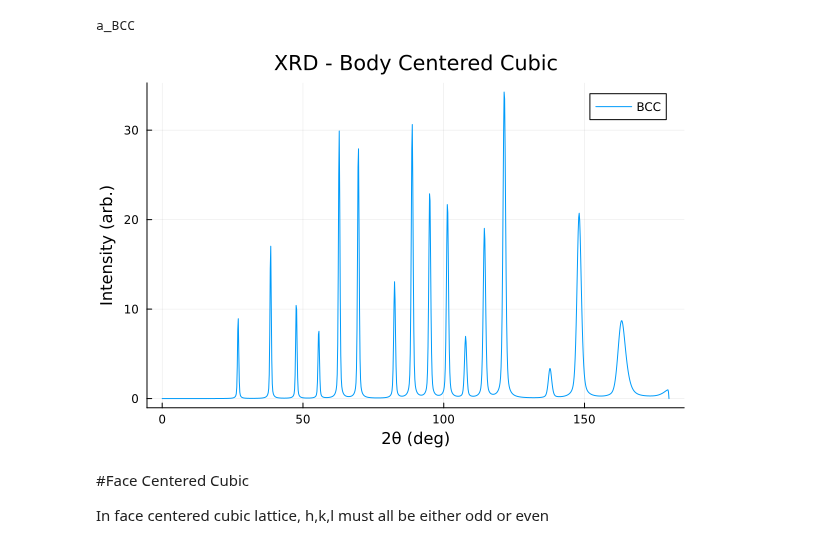
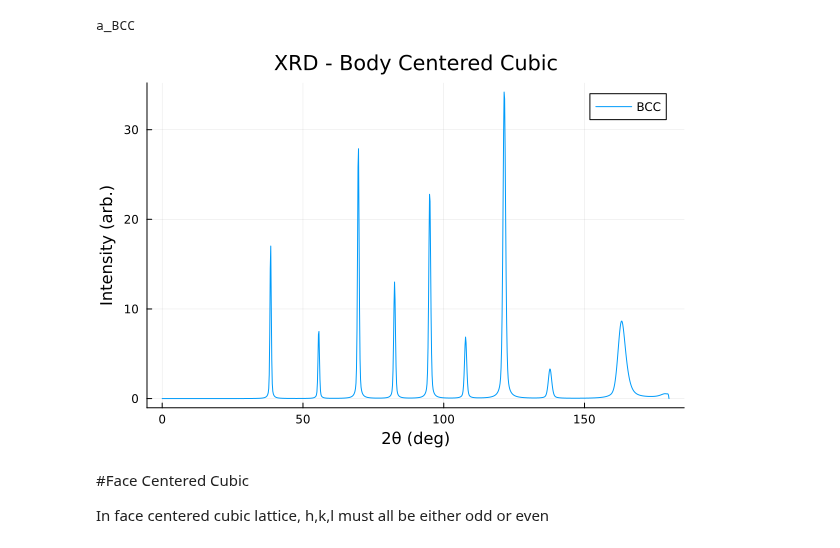
Before and after one commit to hezy/XRD_simple, a Jupyter notebook: simple_XRD_julia.ipynb, the cells around one changed output. Saved outputs shown, nothing was run; the diff lists cells and outputs as text; code cells hidden in the pictures.

```diff
--- a/simple_XRD_julia.ipynb
+++ b/simple_XRD_julia.ipynb
@@ -128,17 +128,17 @@ a_BCC = 0.33058
 # %% [output]
 a_BCC
 # %%
-generate_indices_BCC = [[h,k,l] for h=0:3 for k=0:3 for l=0:3 if iseven(h+k+l) && [h,k,l]!=[0,0,0]]
-indices_BCC = (reduce(hcat, generate_indices))'
+generate_indices_BCC = [[h,k,l] for h=-5:5 for k=-5:5 for l=-5:5 if iseven(h+k+l) && [h,k,l]!=[0,0,0]]
+indices_BCC = (reduce(hcat, generate_indices_BCC))'
 two_θ_list_BCC = bragg_angels(wavelength, d_list(indices_BCC, a_BCC));
 y_BCC = intensity(θ, two_θ_list_BCC, U, V, W)
 
 p = plot(θ, y_BCC, label="BCC")
 title!("XRD - Body Centered Cubic")
 xlabel!(raw"2θ (deg)")
 ylabel!(raw"Intensity (arb.)")
 # %% [output]
-[figure, old version]
+[figure, new version]
 # %% [markdown]
 #Face Centered Cubic
 
```
Also changed, not shown: parts of 2 cells of this notebook.
